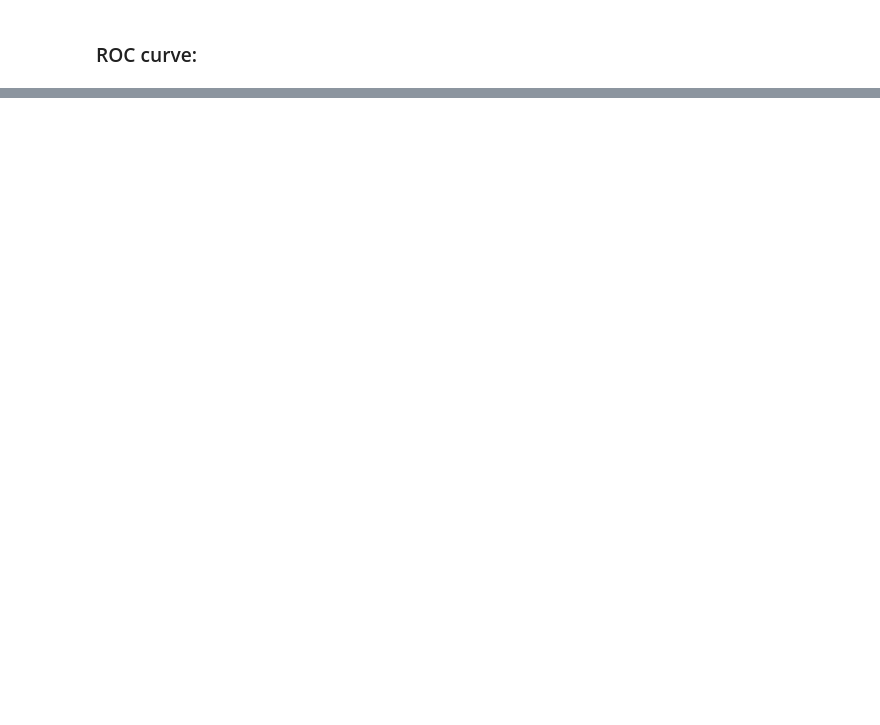
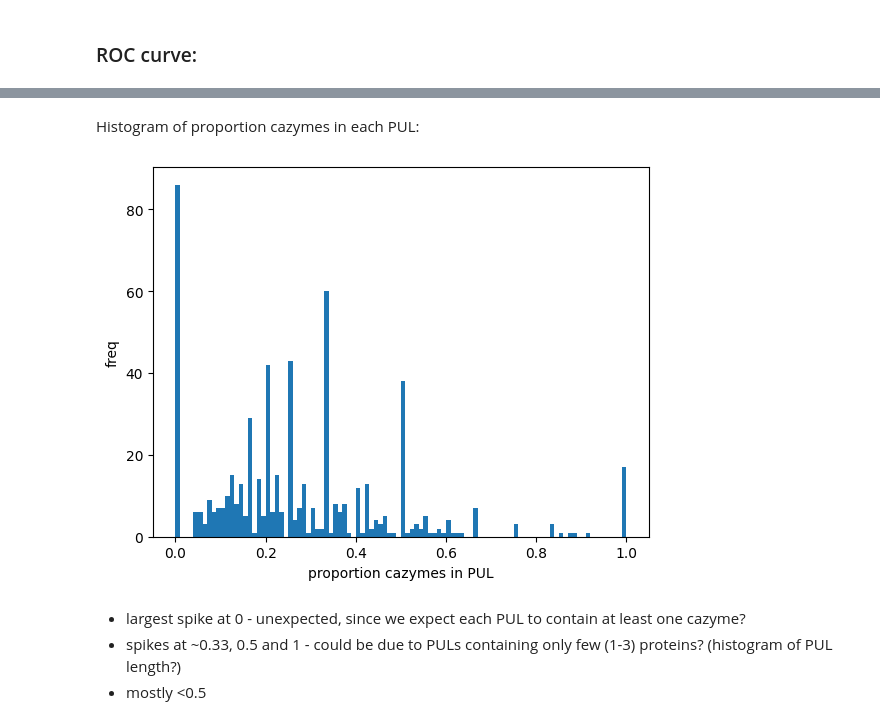
Before and after one commit to jyd-hu/srim, a Jupyter notebook: simple_mlp_all_data.ipynb, the cells around one changed output, grey strips where cells are left out. Drawn from its saved outputs; the diff is of its cells as text; code cells hidden in the pictures; blank space fills up the shorter version.

```diff
--- a/simple_mlp_all_data.ipynb
+++ b/simple_mlp_all_data.ipynb
@@ -703,0 +807,20 @@ AUC score = 0.69; not much better than in (a)
+# %% [markdown]
+Histogram of proportion cazymes in each PUL:
+# %%
+ind=0
+caz_res_frac=[]
+for i in range(len(res)):
+    indtemp=ind
+    caz_res_frac.append((sum(np.array(PUL_df.iloc[indtemp:indtemp+len(res[i]),-1])))/len(res[i]))
+    ind=indtemp+len(res[i])
+# print(caz_res_frac)
+
+plt.hist(caz_res_frac, bins = 100)
+plt.xlabel('proportion cazymes in PUL'), plt.ylabel('freq')
+plt.show()
+# %% [output]
+[figure, added]
+# %% [markdown]
+- largest spike at 0 - unexpected, since we expect each PUL to contain at least one cazyme?
+- spikes at ~0.33, 0.5 and 1 - could be due to PULs containing only few (1-3) proteins? (histogram of PUL length?)
+- mostly <0.5
```
Also changed, not shown: parts of 69 cells of this notebook.
